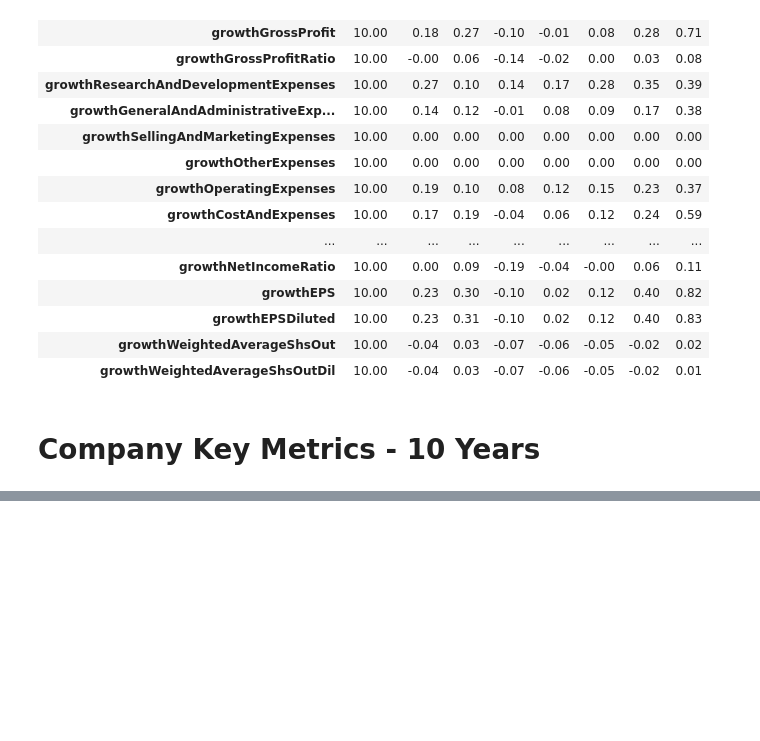
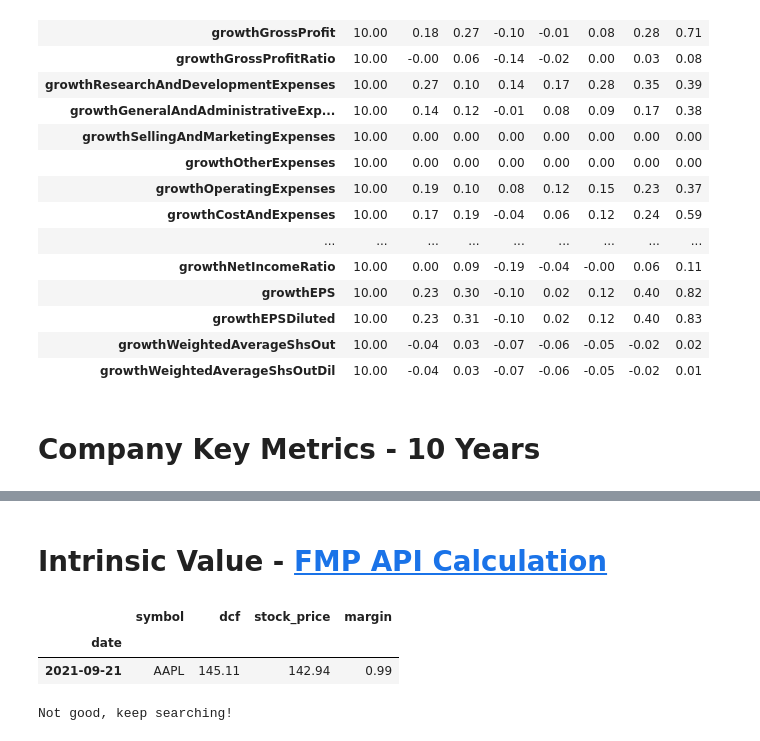
Before and after one commit to dbogatic/value_investing, a Jupyter notebook: intrinsic_value.ipynb, the cells around one changed output, grey strips where cells are left out. Saved outputs shown, nothing was run; the diff lists cells and outputs as text; code cells hidden in the pictures; blank space fills up the shorter version.

```diff
--- a/intrinsic_value.ipynb
+++ b/intrinsic_value.ipynb
@@ -234,0 +240,28 @@ key_metrics.T
+# %% [markdown]
+# Intrinsic Value - [FMP API Calculation](https://financialmodelingprep.com/developer/docs/dcf-formula)
+# %%
+url = f'https://financialmodelingprep.com/api/v3/discounted-cash-flow/{ticker}?&apikey={FMP_API_KEY}&limit=10'
+dcf = requests.get(url).json()
+dcf = pd.DataFrame(dcf)
+dcf = dcf.rename(columns={'Stock Price':'stock_price'})
+dcf['date'] = pd.to_datetime(dcf['date'])
+dcf = dcf.set_index('date')
+dcf['margin'] = dcf['stock_price'] / dcf['dcf']
+pd.options.display.float_format = '{:.2f}'.format
+dcf
+# %% [output]
+|  | symbol | dcf | stock_price | margin |
+| date |  |  |  |  |
+| 2021-09-21 | AAPL | 145.11 | 142.94 | 0.99 |
+# %%
+margin_of_safety = 0.70
+
+if len(dcf[dcf['margin'] <= margin_of_safety]):
+
+    print('Seems like a viable investment option')
+
+else:
+
+    print('Not good, keep searching!')
+# %% [output]
+Not good, keep searching!
```
Also changed, not shown: parts of 4 cells of this notebook.
